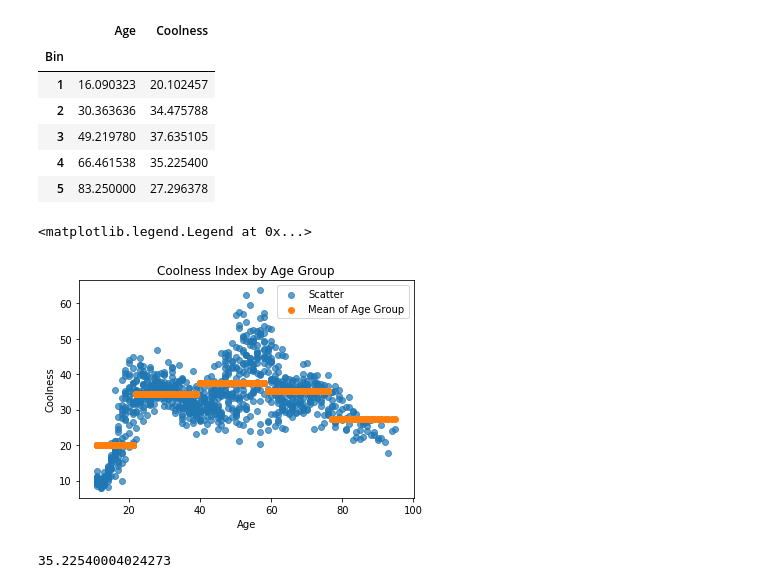
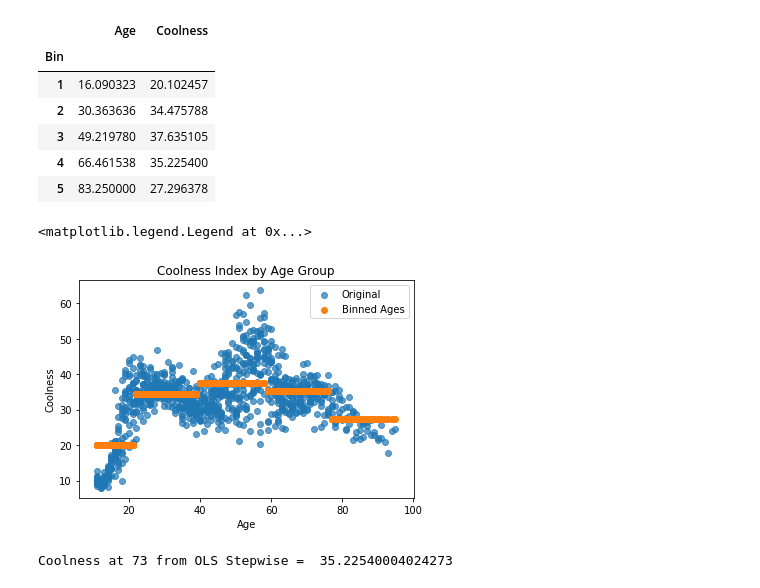
Before and after one commit to JoshLaven/persp-model-econ_w20, a Jupyter notebook: ProblemSets/PS7/LavenPS7.ipynb, the cells around one changed output. Saved outputs shown, nothing was run; the diff lists cells and outputs as text; code cells hidden in the pictures.

```diff
--- a/ProblemSets/PS7/LavenPS7.ipynb
+++ b/ProblemSets/PS7/LavenPS7.ipynb
@@ -321,16 +320,17 @@ cool_df.groupby('Bin').mean()
 # %%
 cool_df['Step']= cool_df['Bin'].apply(add_step)
 # %%
-plt.scatter(cool[:,0], cool[:,1], alpha=0.7, label='Scatter')
+plt.scatter(cool[:,0], cool[:,1], alpha=0.7, label='Original')
 plt.title('Coolness Index by Age Group')
 plt.xlabel('Age')
 plt.ylabel('Coolness')
-plt.scatter('Age','Step',data=cool_df, label='Mean of Age Group')
+plt.scatter('Age','Step',data=cool_df, label='Binned Ages')
 plt.legend()
 # %% [output]
 <matplotlib.legend.Legend at 0x...>
-[figure, old version]
+[figure, new version]
 # %%
-print(cool_df.loc[cool_df['Bin'] == str(int(np.digitize(73,bins))),'Step'][1])
+print('Coolness at 73 from OLS Stepwise = ',
+      cool_df.loc[cool_df['Bin'] == str(int(np.digitize(73,bins))),'Step'][1])
 # %% [output]
-35.22540004024273
+Coolness at 73 from OLS Stepwise =  35.22540004024273
```
Also changed, not shown: parts of 10 cells of this notebook.
